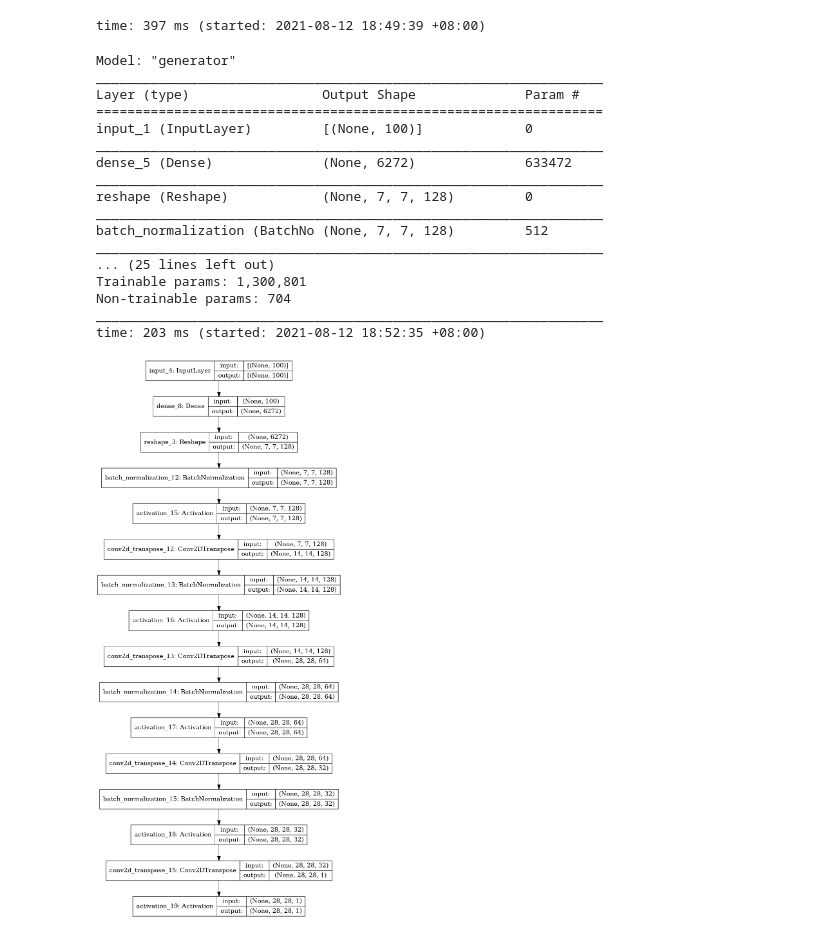
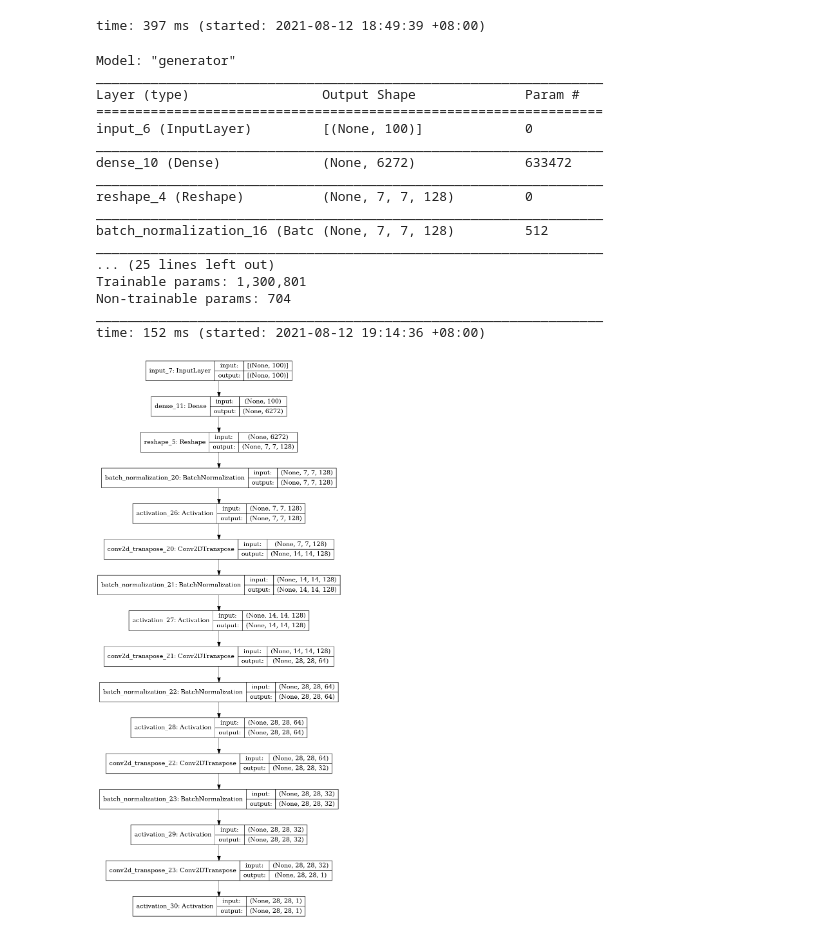
Before and after one commit to ustchope/Advanced-Deep-Learning-with-Keras, a Jupyter notebook: ch4.ipynb, the cells around one changed output. Cells and saved outputs as stored; diff of their text form; code cells hidden in the pictures.

```diff
--- a/ch4.ipynb
+++ b/ch4.ipynb
@@ -229,27 +219,27 @@ def build_generator(inputs, image_size):
 time: 397 ms (started: 2021-08-12 18:49:39 +08:00)
 # %%
 from tensorflow.keras import layers
-build_generator(layers.Input(100,), 28).summary()
+build_generator(layers.Input(shape=(100,)), 28).summary()
 # %% [output]
 Model: "generator"
 _________________________________________________________________
 Layer (type)                 Output Shape              Param #
 =================================================================
-input_1 (InputLayer)         [(None, 100)]             0
+input_6 (InputLayer)         [(None, 100)]             0
 _________________________________________________________________
-dense_5 (Dense)              (None, 6272)              633472
+dense_10 (Dense)             (None, 6272)              633472
 _________________________________________________________________
-reshape (Reshape)            (None, 7, 7, 128)         0
+reshape_4 (Reshape)          (None, 7, 7, 128)         0
 _________________________________________________________________
-batch_normalization (BatchNo (None, 7, 7, 128)         512
+batch_normalization_16 (Batc (None, 7, 7, 128)         512
 _________________________________________________________________
 ... (25 lines left out)
 Trainable params: 1,300,801
 Non-trainable params: 704
 _________________________________________________________________
-time: 203 ms (started: 2021-08-12 18:52:35 +08:00)
+time: 152 ms (started: 2021-08-12 19:14:36 +08:00)
 # %%
 from tensorflow.keras.utils import plot_model
-plot_model(build_generator(layers.Input(100,), 28), show_shapes = True)
+plot_model(build_generator(layers.Input(shape=(100,)), 28), show_shapes = True)
 # %% [output]
-[figure, old version]
+[figure, new version]
```
Also changed, not shown: parts of 9 cells of this notebook.
